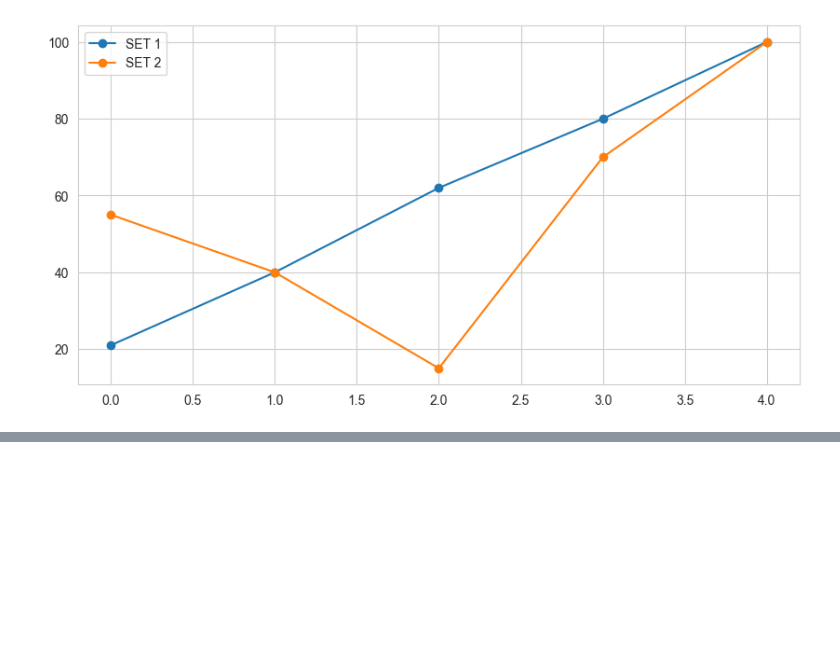
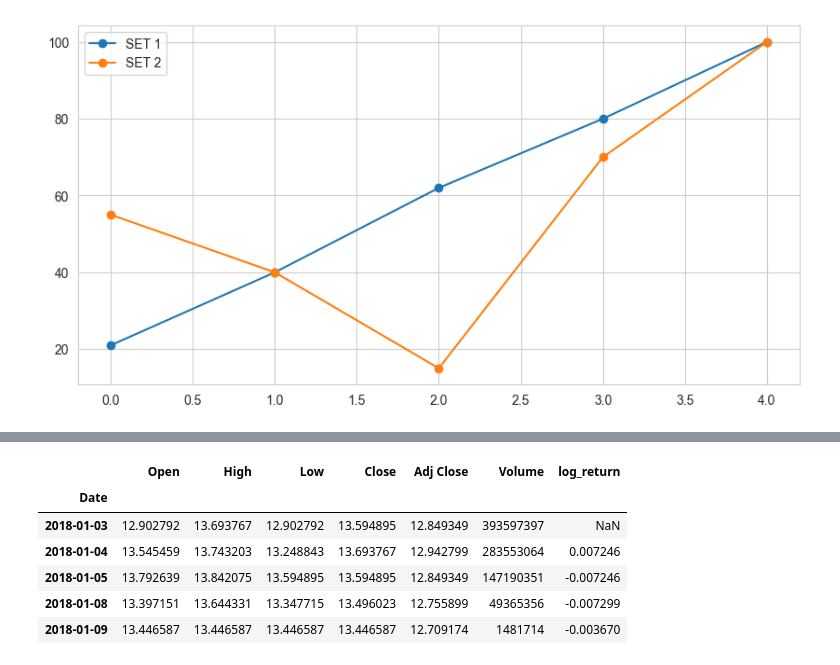
Before and after one commit to pNatTueku/basicPython, a Jupyter notebook: basic_statistics.ipynb, the cells around one changed output, grey strips where cells are left out. Saved outputs shown, nothing was run; the diff lists cells and outputs as text; code cells hidden in the pictures; blank space fills up the shorter version.

```diff
--- a/basic_statistics.ipynb
+++ b/basic_statistics.ipynb
@@ -568,0 +733,13 @@ plt.show()
+# %%
+# add a new calculated column for log return
+
+gulf['log_return'] = np.log(gulf['Close']/gulf['Close'].shift(1))
+gulf.head()
+# %% [output]
+|  | Open | High | Low | Close | Adj Close | Volume | log_return |
+| Date |  |  |  |  |  |  |  |
+| 2018-01-03 | 12.902792 | 13.693767 | 12.902792 | 13.594895 | 12.849349 | 393597397 | NaN |
+| 2018-01-04 | 13.545459 | 13.743203 | 13.248843 | 13.693767 | 12.942799 | 283553064 | 0.007246 |
+| 2018-01-05 | 13.792639 | 13.842075 | 13.594895 | 13.594895 | 12.849349 | 147190351 | -0.007246 |
+| 2018-01-08 | 13.397151 | 13.644331 | 13.347715 | 13.496023 | 12.755899 | 49365356 | -0.007299 |
+| 2018-01-09 | 13.446587 | 13.446587 | 13.446587 | 13.446587 | 12.709174 | 1481714 | -0.003670 |
```
Also changed, not shown: parts of 32 cells of this notebook.
